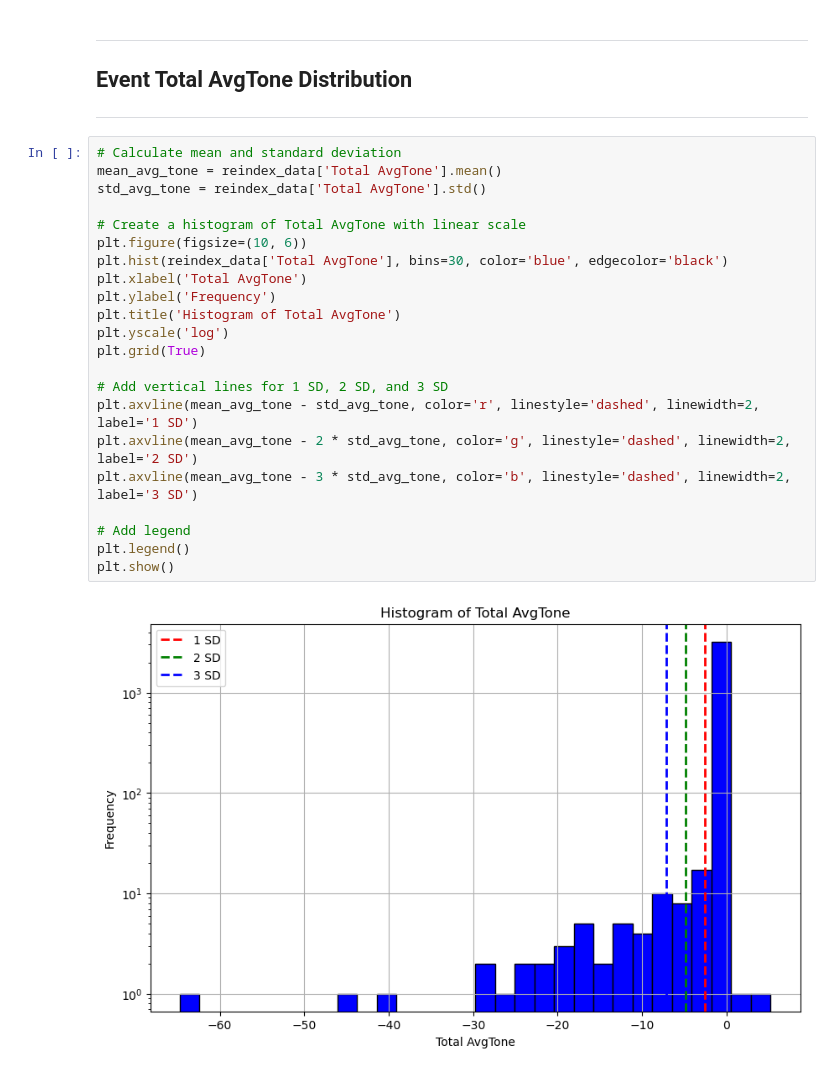
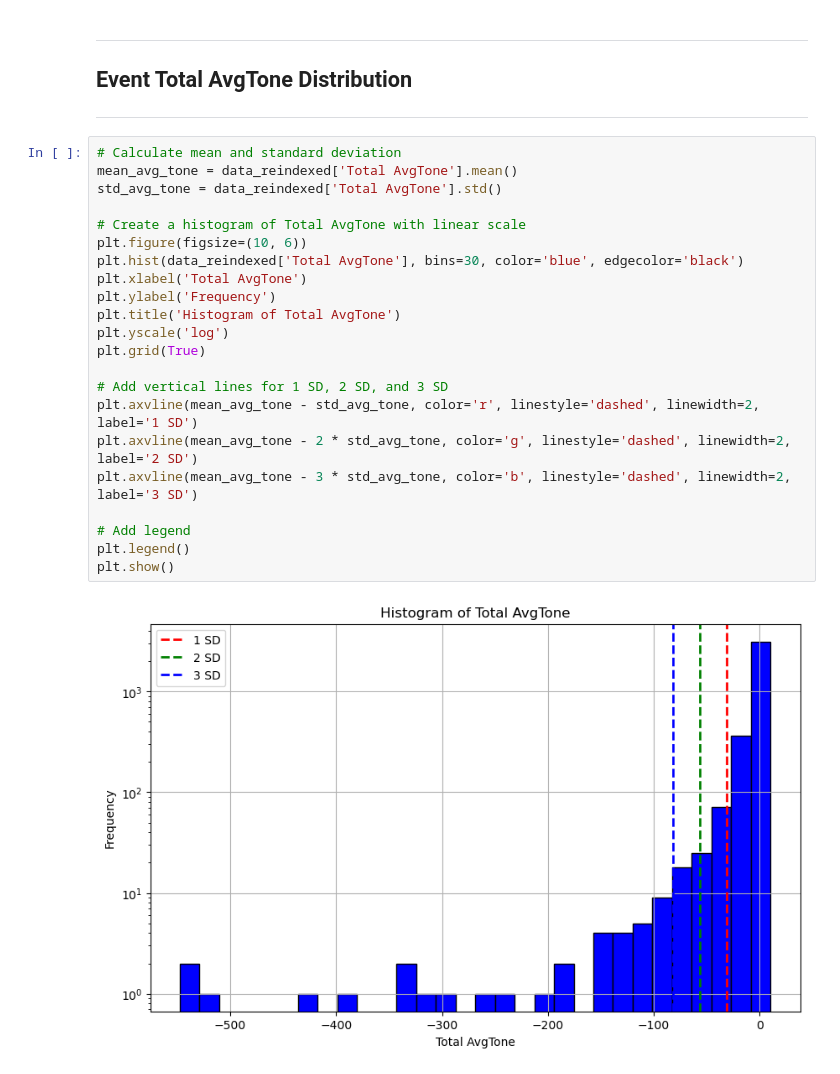
Before and after one commit to wweissbluth/civil_unrest_predictor, a Jupyter notebook: chicago_civil_unrest/5_data_analysis.ipynb, the cells around one changed output. Cells and saved outputs as stored; diff of their text form.

```diff
--- a/chicago_civil_unrest/5_data_analysis.ipynb
+++ b/chicago_civil_unrest/5_data_analysis.ipynb
@@ -361,28 +466,28 @@ This is rather odd. I'll revert to investigate more later.
 ---
 # %%
 # Calculate mean and standard deviation
-mean_avg_tone = reindex_data['Total AvgTone'].mean()
-std_avg_tone = reindex_data['Total AvgTone'].std()
+mean_avg_tone = data_reindexed['Total AvgTone'].mean()
+std_avg_tone = data_reindexed['Total AvgTone'].std()
 
 # Create a histogram of Total AvgTone with linear scale
 plt.figure(figsize=(10, 6))
-plt.hist(reindex_data['Total AvgTone'], bins=30, color='blue', edgecolor='black')
+plt.hist(data_reindexed['Total AvgTone'], bins=30, color='blue', edgecolor='black')
 plt.xlabel('Total AvgTone')
 plt.ylabel('Frequency')
 plt.title('Histogram of Total AvgTone')
 plt.yscale('log')
 plt.grid(True)
 
 # Add vertical lines for 1 SD, 2 SD, and 3 SD
 plt.axvline(mean_avg_tone - std_avg_tone, color='r', linestyle='dashed', linewidth=2, label='1 SD')
 plt.axvline(mean_avg_tone - 2 * std_avg_tone, color='g', linestyle='dashed', linewidth=2, label='2 SD')
 plt.axvline(mean_avg_tone - 3 * std_avg_tone, color='b', linestyle='dashed', linewidth=2, label='3 SD')
 
 # Add legend
 plt.legend()
 plt.show()
 # %% [output]
-[figure, old version]
+[figure, new version]
 # %% [markdown]
 ---
 
```
Also changed, not shown: parts of 22 cells of this notebook, 4 other files.
